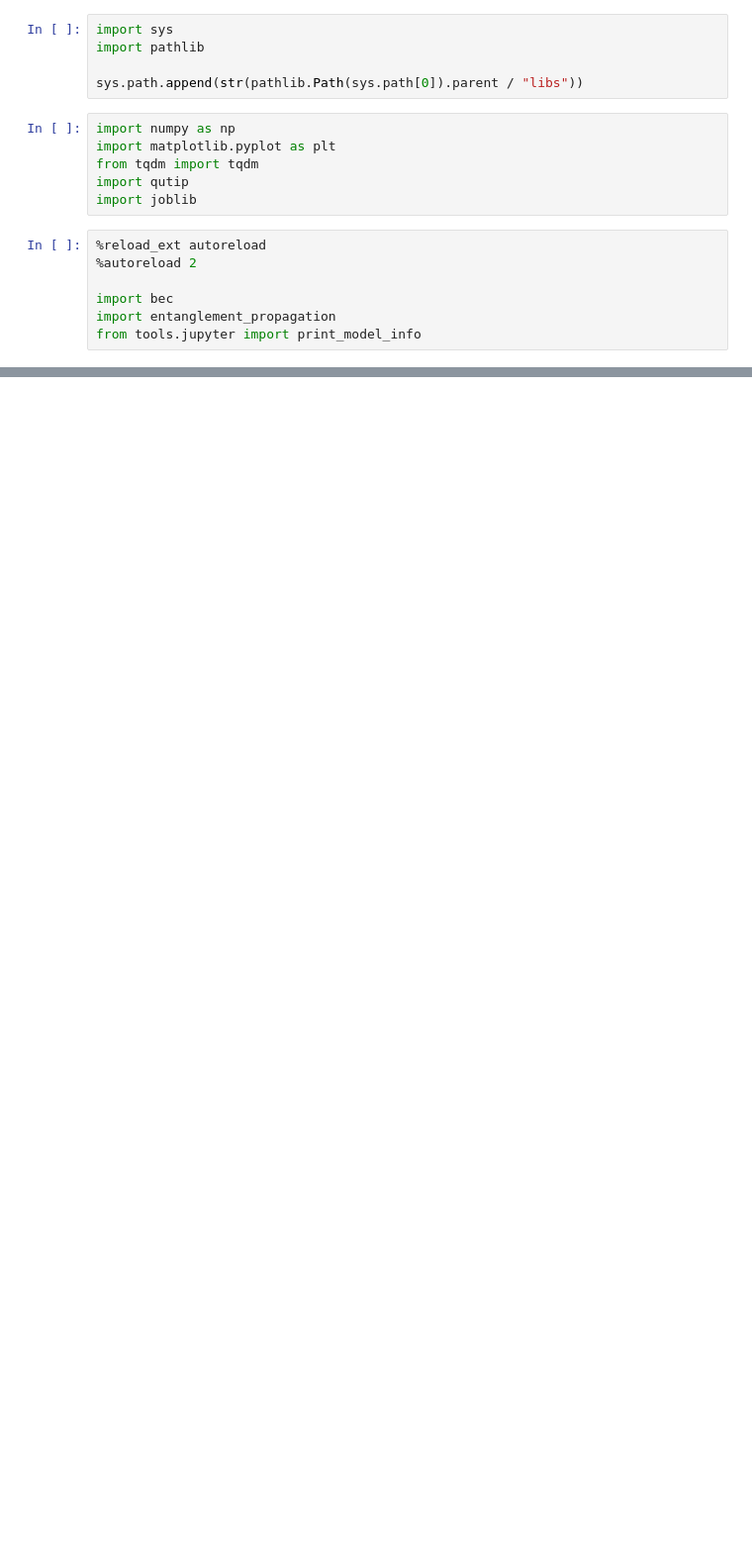
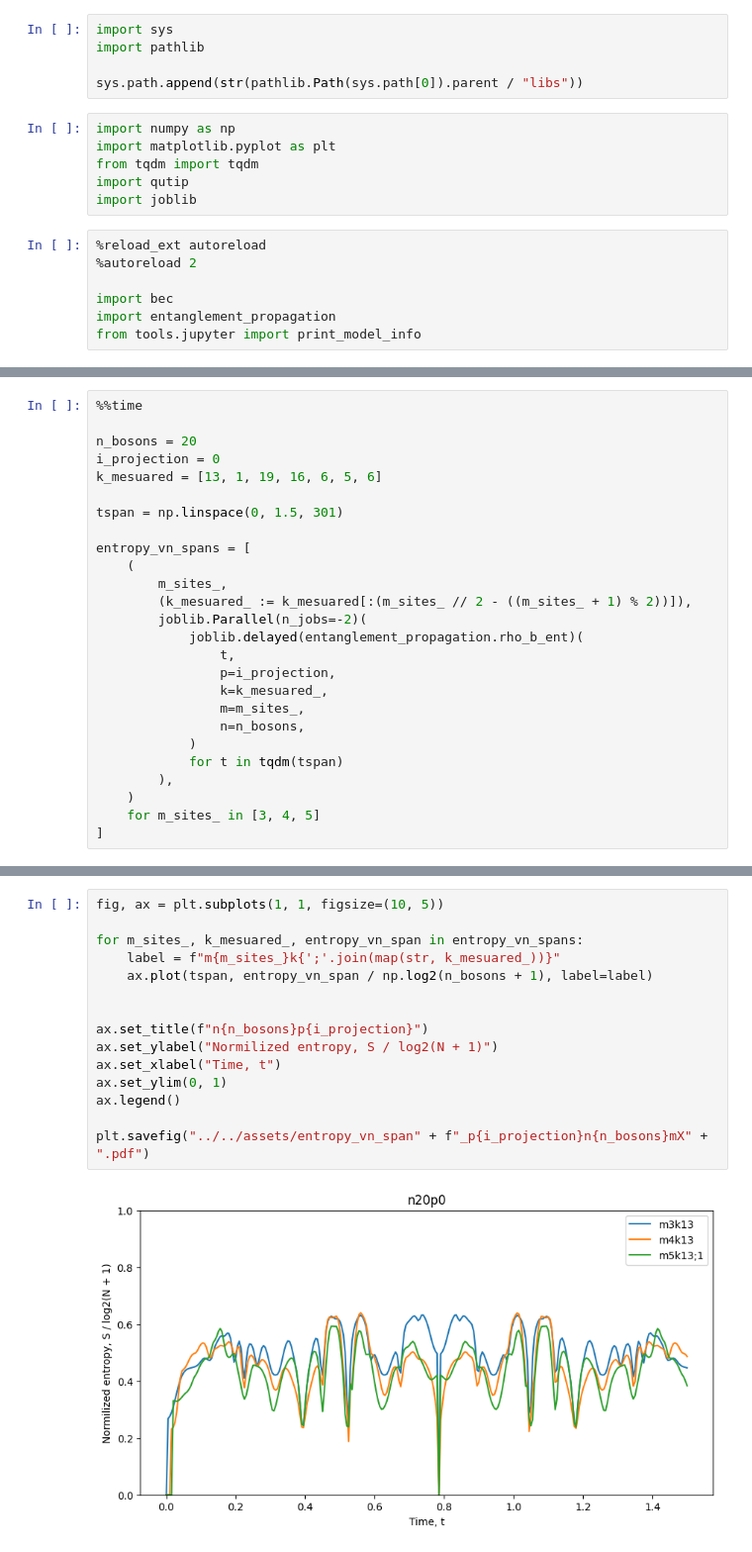
Before and after one commit to kephircheek/research-emqwuqoc, a Jupyter notebook: notebooks/Entanglement-propagation.ipynb, the cells around one changed output, grey strips where cells are left out. Shown at 99% size. Drawn from its saved outputs; the diff is of its cells as text; blank space fills up the shorter version.

```diff
--- a/notebooks/Entanglement-propagation.ipynb
+++ b/notebooks/Entanglement-propagation.ipynb
@@ -63,0 +116,26 @@ ax.legend()
+# %%
+%%time
+
+n_bosons = 20
+i_projection = 0
+k_mesuared = [13, 1, 19, 16, 6, 5, 6]
+
+tspan = np.linspace(0, 1.5, 301)
+
+entropy_vn_spans = [
+    (
+        m_sites_,
+        (k_mesuared_ := k_mesuared[:(m_sites_ // 2 - ((m_sites_ + 1) % 2))]),
+        joblib.Parallel(n_jobs=-2)(
+            joblib.delayed(entanglement_propagation.rho_b_ent)(
+                t,
+                p=i_projection,
+                k=k_mesuared_,
+                m=m_sites_,
+                n=n_bosons,
+            )
+            for t in tqdm(tspan)
+        ),
+    )
+    for m_sites_ in [3, 4, 5]
+]
@@ -63,0 +145,17 @@ ax.legend()
+# %%
+fig, ax = plt.subplots(1, 1, figsize=(10, 5))
+
+for m_sites_, k_mesuared_, entropy_vn_span in entropy_vn_spans:
+    label = f"m{m_sites_}k{';'.join(map(str, k_mesuared_))}"
+    ax.plot(tspan, entropy_vn_span / np.log2(n_bosons + 1), label=label)
+
+
+ax.set_title(f"n{n_bosons}p{i_projection}")
+ax.set_ylabel("Normilized entropy, S / log2(N + 1)")
+ax.set_xlabel("Time, t")
+ax.set_ylim(0, 1)
+ax.legend()
+
+plt.savefig("../../assets/entropy_vn_span" + f"_p{i_projection}n{n_bosons}mX" + ".pdf")
+# %% [output]
+[figure, added]
```
Also changed, not shown: parts of 10 cells of this notebook.
